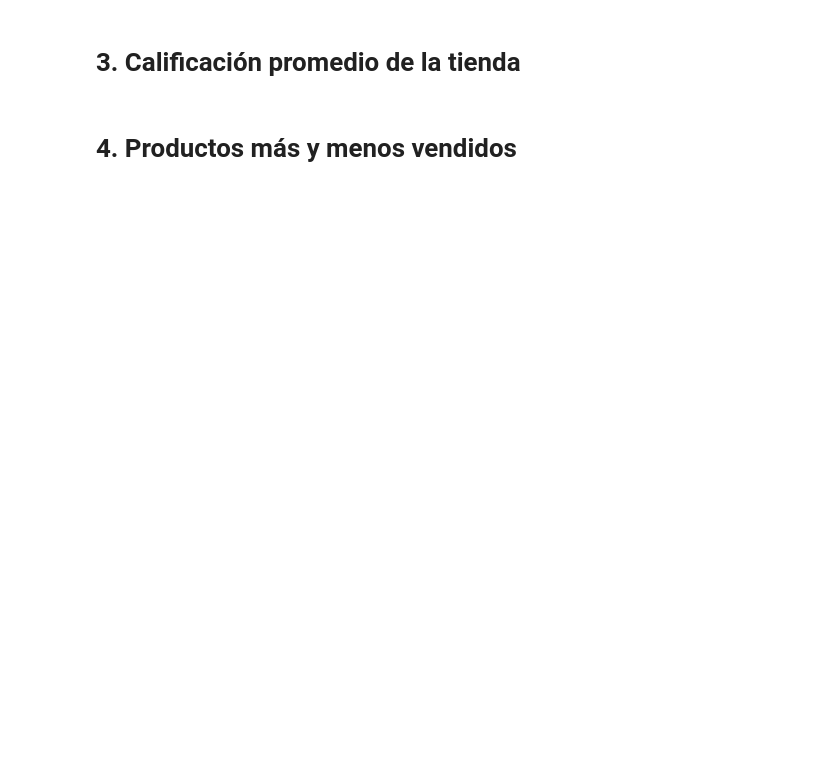
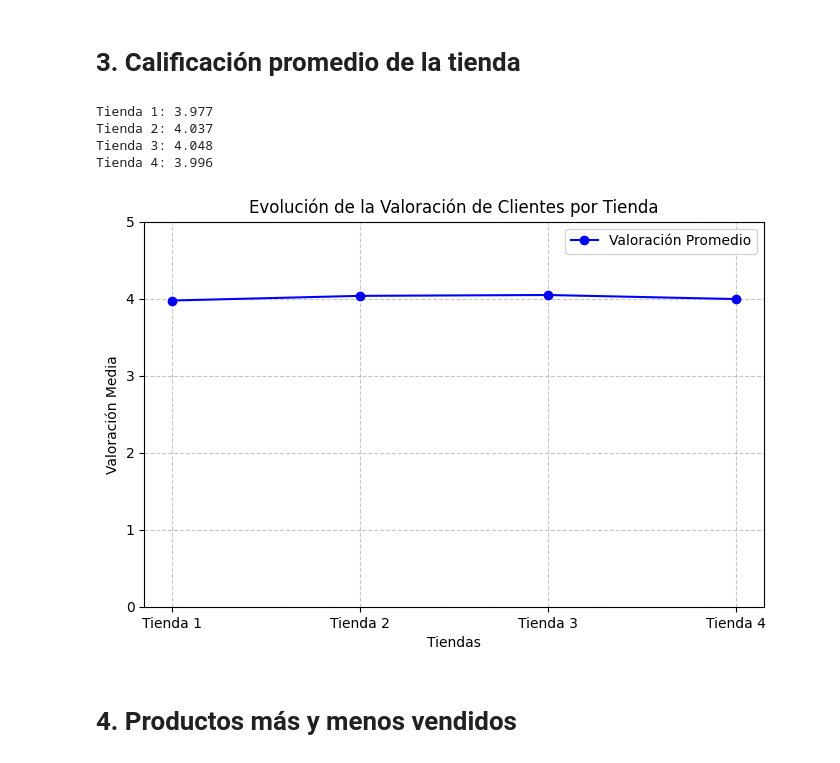
Before and after one commit to cjelve01/Challenge-de-Modelado-de-datos-con-Python, a Jupyter notebook: AluraStoreLatam.ipynb, the cells around one changed output. Saved outputs shown, nothing was run; the diff lists cells and outputs as text; code cells hidden in the pictures; blank space fills up the shorter version.

```diff
--- a/AluraStoreLatam.ipynb
+++ b/AluraStoreLatam.ipynb
@@ -30,4 +120,54 @@ tienda.head()
 # %% [markdown]
 # 3. Calificación promedio de la tienda
+# %%
+# Definir función para calcular Promedio
+def calcular_valoracion(df):
+    suma_calificaciones = 0
+    total_productos = 0
+
+    # Recorrer las filas del DataFrame (sin usar pandas en cálculos)
+    for _, fila in df.iterrows():
+        calificacion = float(fila["Calificación"])  # Asegurar conversión a float
+        suma_calificaciones += calificacion
+        total_productos += 1
+
+    # Calcular promedio
+    return suma_calificaciones / total_productos if total_productos > 0 else 0
+
+# Calcular valoraciones usando la función con los DataFrames cargados
+valoracion_tienda_1 = calcular_valoracion(tienda)
+valoracion_tienda_2 = calcular_valoracion(tienda2)
+valoracion_tienda_3 = calcular_valoracion(tienda3)
+valoracion_tienda_4 = calcular_valoracion(tienda4)
+
+# Mostrar resultados
+print(f"Tienda 1: {valoracion_tienda_1:.3f}")
+print(f"Tienda 2: {valoracion_tienda_2:.3f}")
+print(f"Tienda 3: {valoracion_tienda_3:.3f}")
+print(f"Tienda 4: {valoracion_tienda_4:.3f}")
+
+
+import matplotlib.pyplot as plt
+
+# Crear la gráfica de líneas
+plt.figure(figsize=(8, 5))
+plt.plot(tiendas, valoraciones, marker="o", linestyle="-", color="blue", label="Valoración Promedio")
+
+# Personalizar la gráfica
+plt.xlabel("Tiendas")
+plt.ylabel("Valoración Media")
+plt.title("Evolución de la Valoración de Clientes por Tienda")
+plt.ylim(0, 5)  # Ajustar el eje Y si la escala es de 0 a 5 estrellas
+plt.grid(True, linestyle="--", alpha=0.7)
+plt.legend()
+
+# Mostrar la gráfica
+plt.show()
+# %% [output]
+Tienda 1: 3.977
+Tienda 2: 4.037
+Tienda 3: 4.048
+Tienda 4: 3.996
+[figure, added]
 # %% [markdown]
 # 4. Productos más y menos vendidos
```
Also changed, not shown: parts of 5 cells of this notebook.
